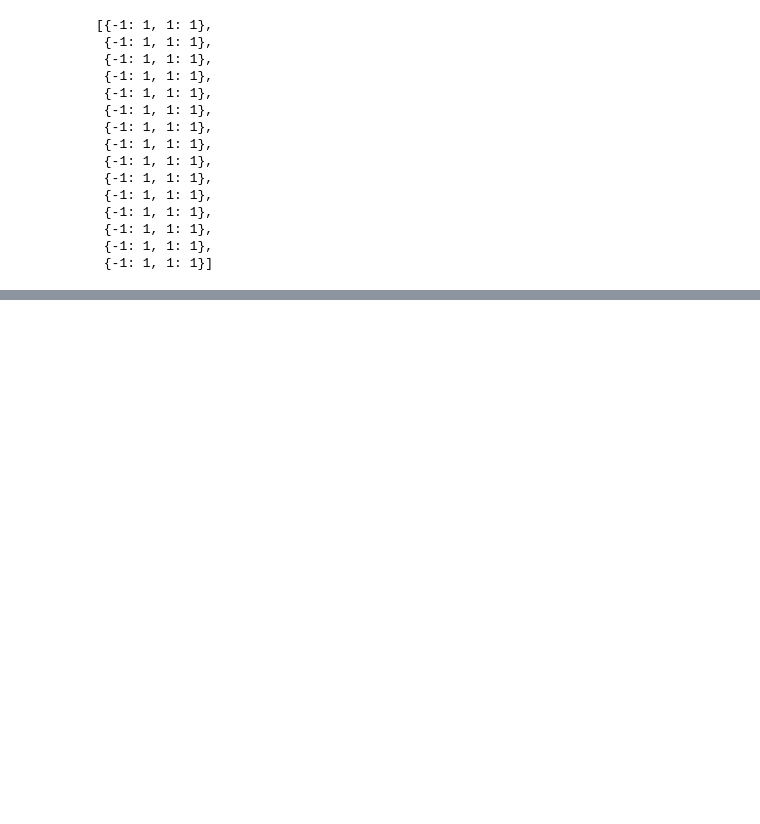
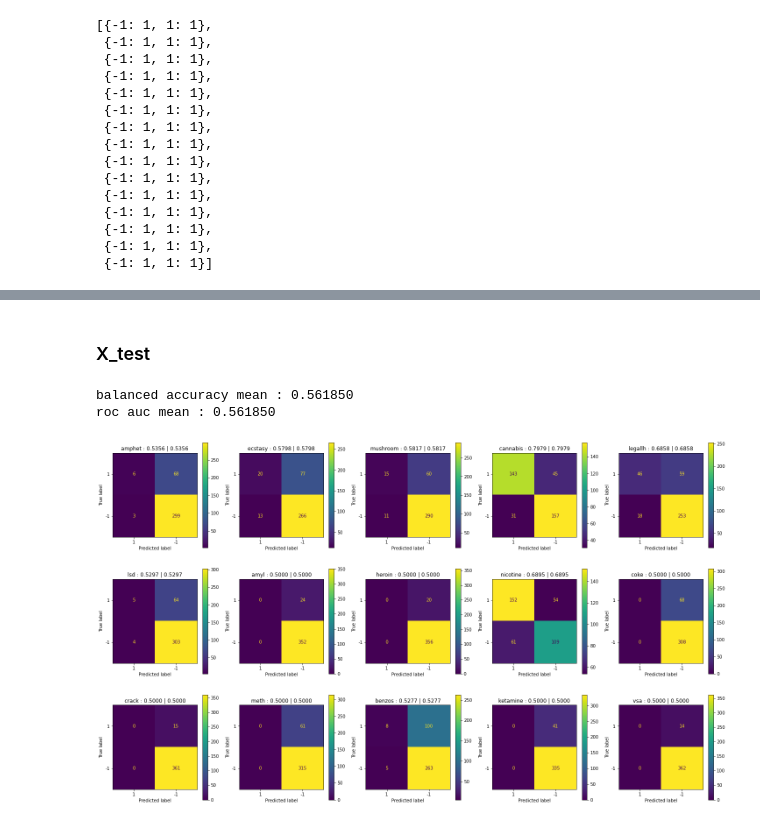
Before and after one commit to BPMazino/drug-consumption-prediction, a Jupyter notebook: model_all.ipynb, the cells around one changed output, grey strips where cells are left out. Saved outputs shown, nothing was run; the diff lists cells and outputs as text; code cells hidden in the pictures; blank space fills up the shorter version.

```diff
--- a/model_all.ipynb
+++ b/model_all.ipynb
@@ -462,0 +468,32 @@ pass
+# %% [markdown]
+### X_test
+# %%
+
+clf = RandomForestClassifier(n_estimators=75,
+                             max_depth=4,
+                             class_weight=dict_weights,
+                              min_samples_leaf=5,
+                              max_leaf_nodes=11,
+                              n_jobs=-1)
+clf.fit(X_train_valid, y_train_valid)
+y_pred = clf.predict(X_test)
+
+valid = np.array(y_test)
+
+fig, axs = plt.subplots(3, 5, figsize=(25, 15))
+
+balanced_acc = np.zeros(15)
+roc_auc = np.zeros(15)
+for i in range(len(drugs_illegal)):
+    balanced_acc[i] = balanced_accuracy_score(valid.T[i], y_pred.T[i])
+    roc_auc[i] = roc_auc_score(valid.T[i], y_pred.T[i])
+    ConfusionMatrixDisplay.from_predictions(valid.T[i], y_pred.T[i], ax=axs[i%3][i%5], labels=[1, -1])
+    axs[i%3][i%5].set_title("%s : %.4f | %.4f" % (drugs_illegal[i], balanced_acc[i], roc_auc[i]))
+
+print("balanced accuracy mean : %f" % balanced_acc.mean())
+print("roc auc mean : %f" % roc_auc.mean())
+pass
+# %% [output]
+balanced accuracy mean : 0.561850
+roc auc mean : 0.561850
+[figure, added]
```
Also changed, not shown: parts of 8 cells of this notebook, 1 other file.
